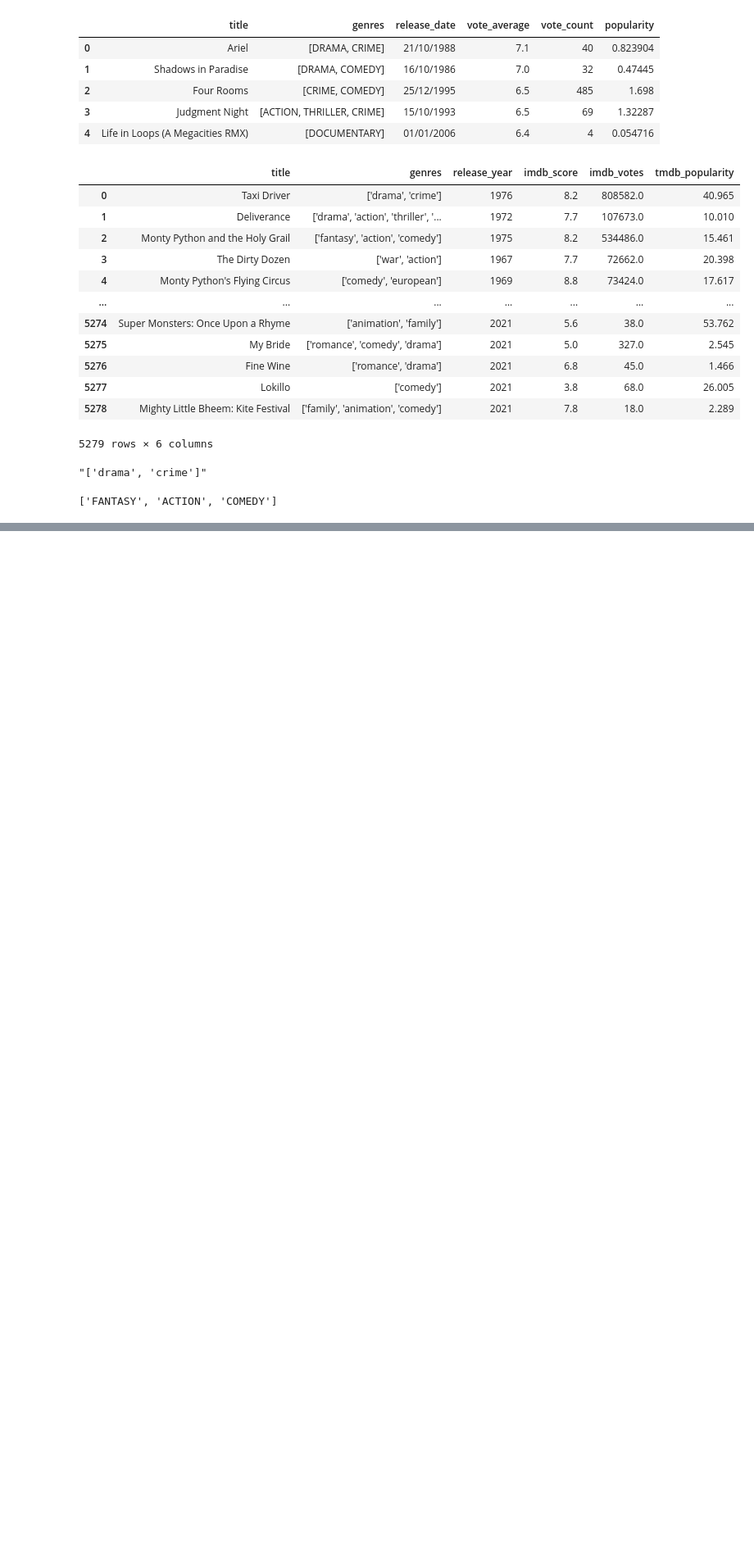
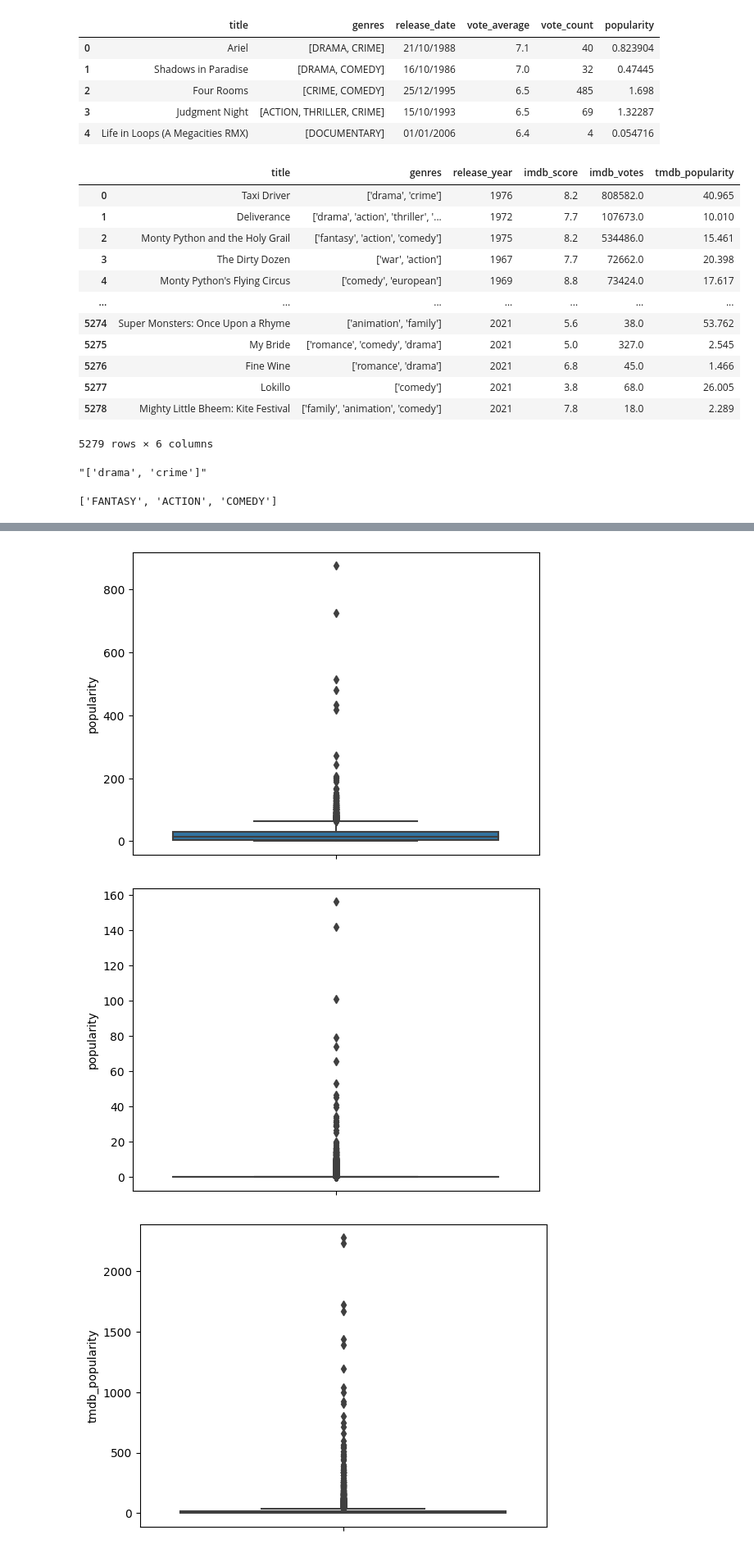
Before and after one commit to Nawsh1337/Movie-Recommendation-Bot-Using-LLMs, a Jupyter notebook: Data_Preprocessing.ipynb, the cells around one changed output, grey strips where cells are left out. Shown at 82% size. Saved outputs shown, nothing was run; the diff lists cells and outputs as text; code cells hidden in the pictures; blank space fills up the shorter version.

```diff
--- a/Data_Preprocessing.ipynb
+++ b/Data_Preprocessing.ipynb
@@ -278,0 +281,3 @@ newdf3.head()
+# %%
+newdf1.release_date = newdf1.release_date.map(lambda x: str(x).split('-')[0])
+newdf1.head()
@@ -278,0 +318,3 @@ newdf3.head()
+# %%
+newdf2.release_date = newdf2.release_date.map(lambda x: str(x).split('/')[2] if len(str(x).split('/'))==3 else str(x).split('-')[0])
+newdf2.head()
@@ -278,0 +359,3 @@ newdf3.head()
+# %%
+newdf1.popularity = newdf1.popularity.astype(float)
+newdf3.tmdb_popularity = newdf3.tmdb_popularity.astype(float)
@@ -278,0 +368,2 @@ newdf3.head()
+# %%
+newdf2.popularity = newdf2.popularity.str.replace(",",'').astype(float)
@@ -278,0 +386,12 @@ newdf3.head()
+# %%
+sns.boxplot(y='popularity', data=newdf1)
+plt.show()
+sns.boxplot(y='popularity', data=newdf2)
+plt.show()
+sns.boxplot(y='tmdb_popularity', data=newdf3)
+plt.show()
+#ok we will be using standard scaler anyway
+# %% [output]
+[figure, added]
+[figure, added]
+[figure, added]
```
Also changed, not shown: parts of 21 cells of this notebook.
